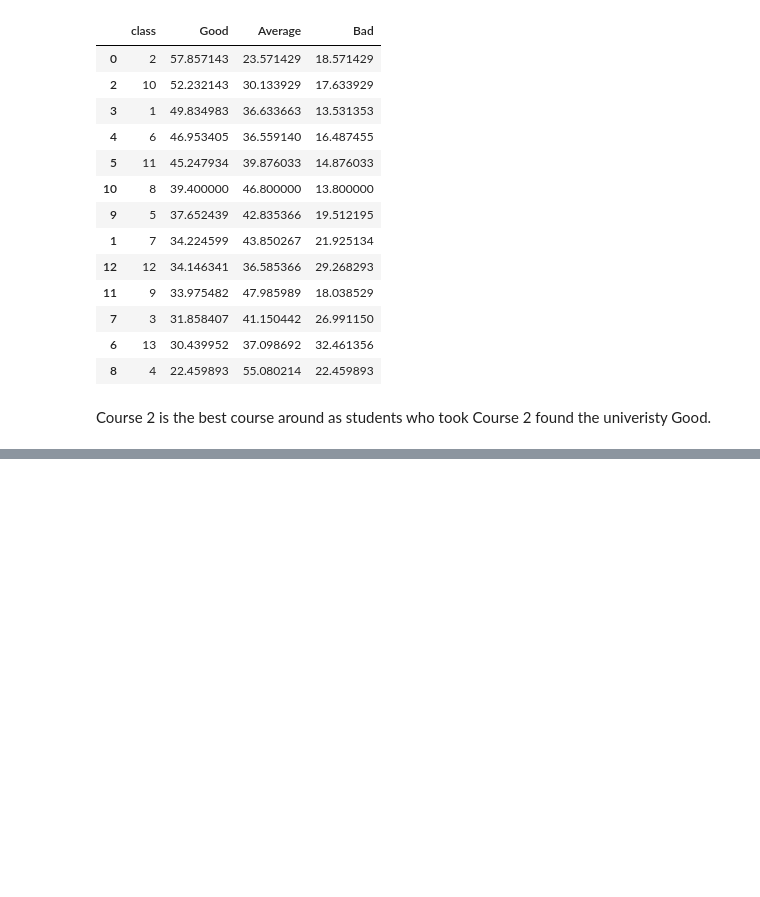
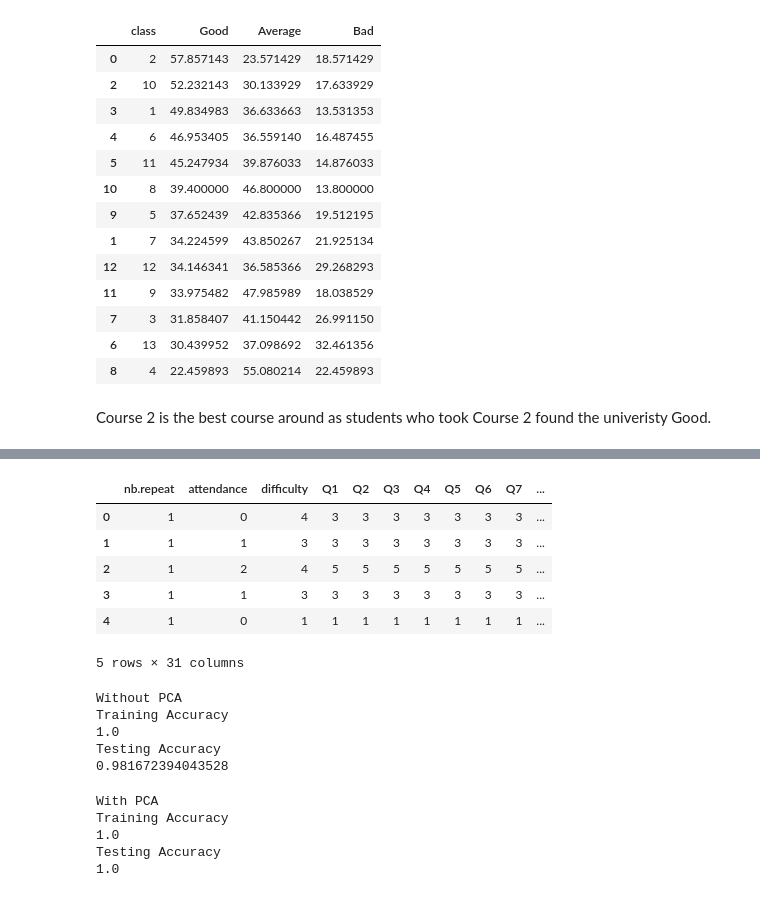
Before and after one commit to sharmanavika07/Gazi-University-Student-Evaluations---Clustering-Project, a Jupyter notebook: Gazi University Student's Evaluation- With PCA.ipynb, the cells around one changed output, grey strips where cells are left out. Cells and saved outputs as stored; diff of their text form; code cells hidden in the pictures; blank space fills up the shorter version.

```diff
--- a/Gazi University Student's Evaluation- With PCA.ipynb
+++ b/Gazi University Student's Evaluation- With PCA.ipynb
@@ -710,0 +756,44 @@ Course 2 is the best course around as students who took Course 2 found the unive
+# %%
+kdata.head()
+# %% [output]
+|  | nb.repeat | attendance | difficulty | Q1 | Q2 | Q3 | Q4 | Q5 | Q6 | Q7 | ... |
+| 0 | 1 | 0 | 4 | 3 | 3 | 3 | 3 | 3 | 3 | 3 | ... |
+| 1 | 1 | 1 | 3 | 3 | 3 | 3 | 3 | 3 | 3 | 3 | ... |
+| 2 | 1 | 2 | 4 | 5 | 5 | 5 | 5 | 5 | 5 | 5 | ... |
+| 3 | 1 | 1 | 3 | 3 | 3 | 3 | 3 | 3 | 3 | 3 | ... |
+| 4 | 1 | 0 | 1 | 1 | 1 | 1 | 1 | 1 | 1 | 1 | ... |
+5 rows × 31 columns
+# %%
+print("Without PCA")
+print("Training Accuracy")
+print(rf.score(xtrain,ytrain))
+print("Testing Accuracy")
+print(rf.score(xtest,ytest))
+# %% [output]
+Without PCA
+Training Accuracy
+1.0
+Testing Accuracy
+0.981672394043528
+# %%
+#-----With PCA----------------
+Xtrain, Xtest, Ytrain, Ytest = train_test_split(pcascaled,stud_df_labeled['labels'],
+                                                test_size= .30,random_state=42)
+
+from sklearn.ensemble import RandomForestClassifier
+
+rf = RandomForestClassifier()
+y_pred2 = rf.fit(Xtrain, Ytrain).predict(Xtest)
+
+
+print("With PCA")
+print("Training Accuracy")
+print(rf.score(Xtrain,Ytrain))
+print("Testing Accuracy")
+print(rf.score(Xtest,Ytest))
+# %% [output]
+With PCA
+Training Accuracy
+1.0
+Testing Accuracy
+1.0
```
Also changed, not shown: parts of 5 cells of this notebook.
